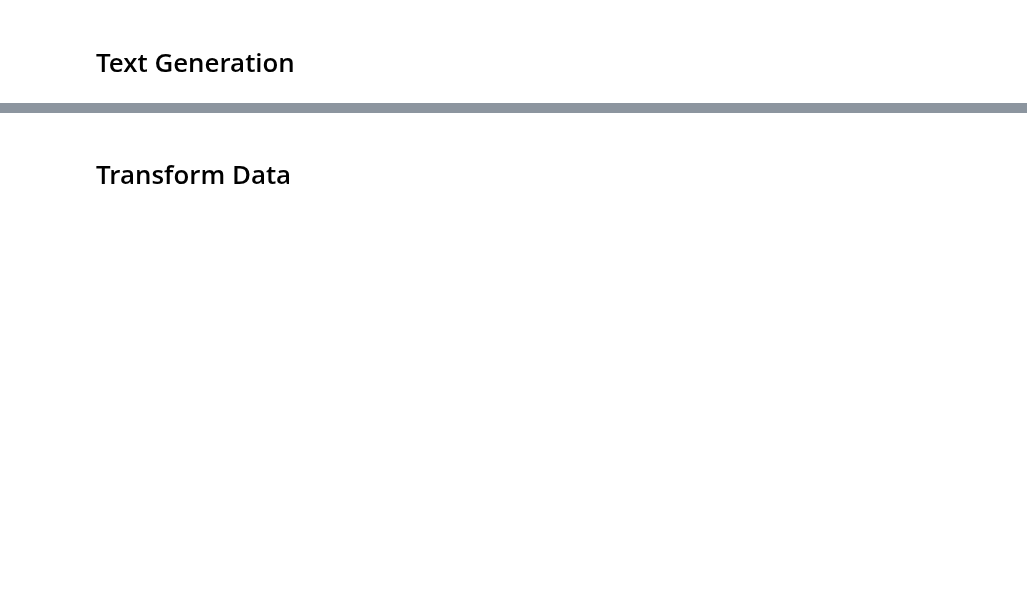
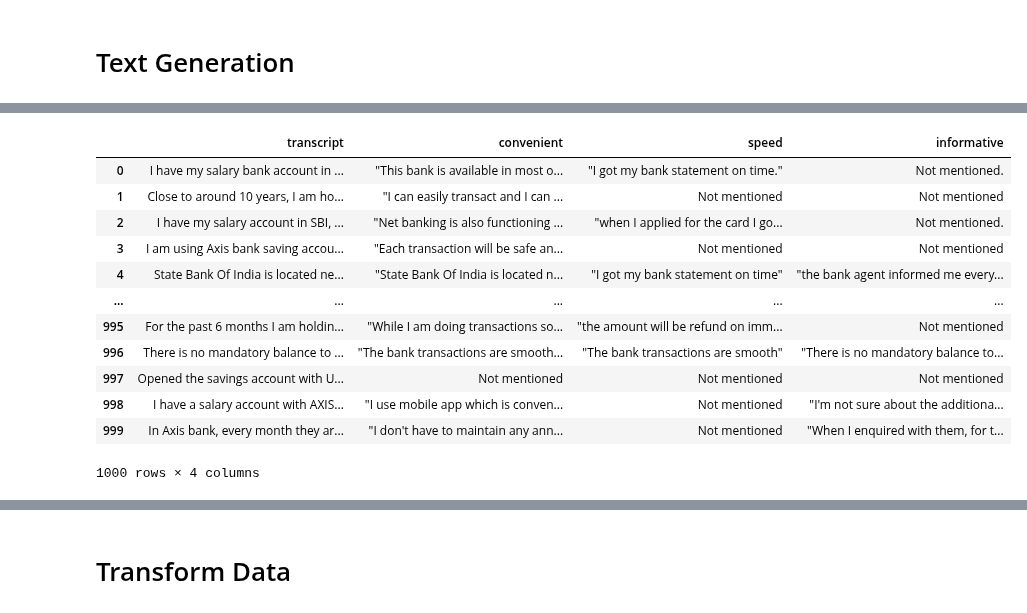
Before and after one commit to ChinSekYi/OpenAYEye, a Jupyter notebook: models/BERT/BERT-NER.ipynb, the cells around one changed output, grey strips where cells are left out. Saved outputs shown, nothing was run; the diff lists cells and outputs as text; code cells hidden in the pictures; blank space fills up the shorter version.

```diff
--- a/models/BERT/BERT-NER.ipynb
+++ b/models/BERT/BERT-NER.ipynb
@@ -27,3 +27,24 @@ df_nlp = pd.read_json('../data/banking_responses_1000.jsonl', lines = True)
+# %%
+df_nlp = pd.read_csv('../data/phrase_results.csv')
+df_nlp = df_nlp.rename(columns = {"review":"transcript",
+               "Convenient":"convenient",
+               "Speed":"speed",
+               "Informative":'informative'})
+df_nlp
+# %% [output]
+|  | transcript | convenient | speed | informative |
+| 0 | I have my salary bank account in ... | "This bank is available in most o... | "I got my bank statement on time." | Not mentioned. |
+| 1 | Close to around 10 years, I am ho... | "I can easily transact and I can ... | Not mentioned | Not mentioned |
+| 2 | I have my salary account in SBI, ... | "Net banking is also functioning ... | "when I applied for the card I go... | Not mentioned. |
+| 3 | I am using Axis bank saving accou... | "Each transaction will be safe an... | Not mentioned | Not mentioned |
+| 4 | State Bank Of India is located ne... | "State Bank Of India is located n... | "I got my bank statement on time" | "the bank agent informed me every... |
+| ... | ... | ... | ... | ... |
+| 995 | For the past 6 months I am holdin... | "While I am doing transactions so... | "the amount will be refund on imm... | Not mentioned |
+| 996 | There is no mandatory balance to ... | "The bank transactions are smooth... | "The bank transactions are smooth" | "There is no mandatory balance to... |
+| 997 | Opened the savings account with U... | Not mentioned | Not mentioned | Not mentioned |
+| 998 | I have a salary account with AXIS... | "I use mobile app which is conven... | Not mentioned | "I'm not sure about the additiona... |
+| 999 | In Axis bank, every month they ar... | "I don't have to maintain any ann... | Not mentioned | "When I enquired with them, for t... |
+1000 rows × 4 columns
 # %%
 df_nlp.head()
 # %% [output]
```
Also changed, not shown: parts of 21 cells of this notebook.
